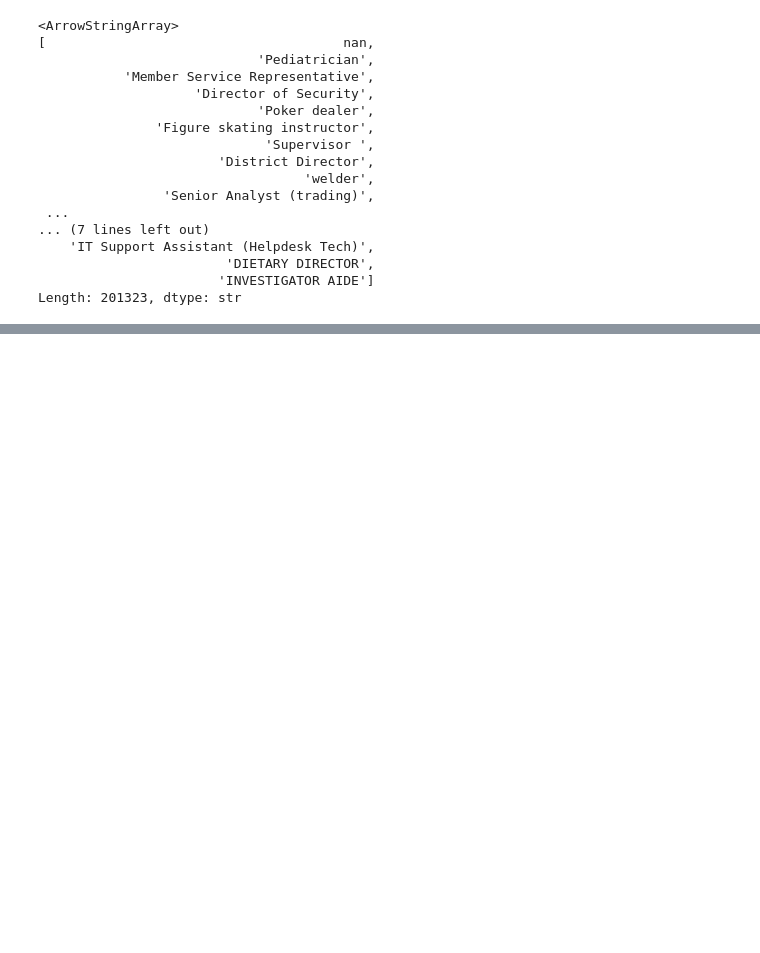
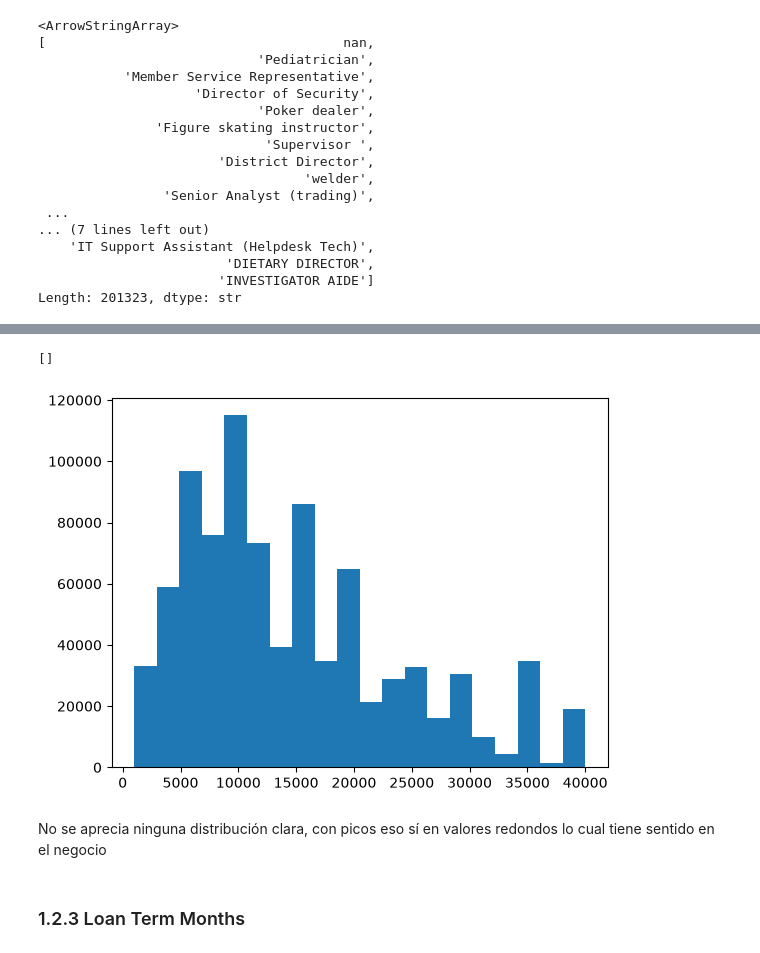
Before and after one commit to alexalvarezds/credit-risk, a Jupyter notebook: notebooks/01-cleaning-data-preparation.ipynb, the cells around one changed output, grey strips where cells are left out. Cells and saved outputs as stored; diff of their text form; code cells hidden in the pictures; blank space fills up the shorter version.

```diff
--- a/notebooks/01-cleaning-data-preparation.ipynb
+++ b/notebooks/01-cleaning-data-preparation.ipynb
@@ -577,0 +748,2 @@ X_test.drop("emp_title",axis=1,inplace=True)
+# %%
+X_train["log_annual_income"] = log_income
@@ -577,0 +795,10 @@ X_test.drop("emp_title",axis=1,inplace=True)
+# %%
+plt.hist(X_train["funded_amnt"],bins=20)
+plt.plot()
+# %% [output]
+[]
+[figure, added]
+# %% [markdown]
+No se aprecia ninguna distribución clara, con picos eso sí en valores redondos lo cual tiene sentido en el negocio
+# %% [markdown]
+### 1.2.3 Loan Term Months
```
Also changed, not shown: parts of 129 cells of this notebook.
